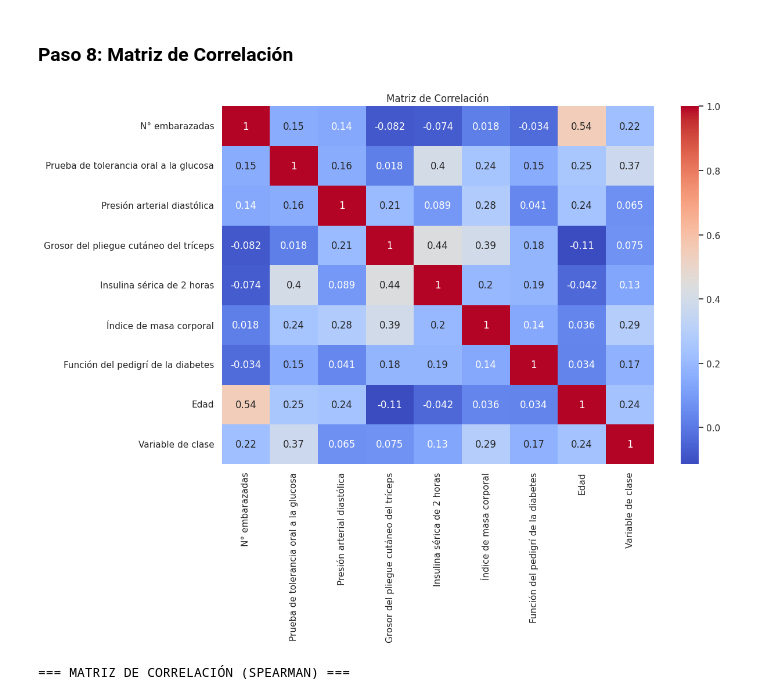
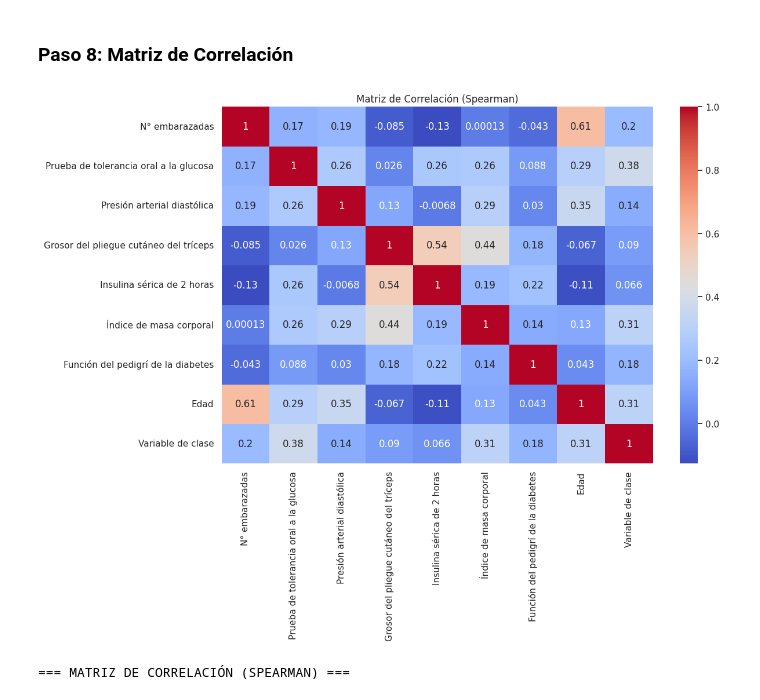
Before and after one commit to JhonCG-12/Analisis_de_Datos_Caviedes_Perdomo, a Jupyter notebook: Proyecto/Proyecto_mineria_caviedes_perdomo.ipynb, the cells around one changed output. Saved outputs shown, nothing was run; the diff lists cells and outputs as text; code cells hidden in the pictures.

```diff
--- a/Proyecto/Proyecto_mineria_caviedes_perdomo.ipynb
+++ b/Proyecto/Proyecto_mineria_caviedes_perdomo.ipynb
@@ -447,0 +452,14 @@ Estadísticas del DataFrame normalizado:
+# %%
+# Separar variables predictoras (X) y objetivo (y)
+X = df.drop(columns=['Variable de clase'])
+y = df['Variable de clase']
+
+# Escalado SOLO de X
+scaler = MinMaxScaler()
+X_escalado = pd.DataFrame(scaler.fit_transform(X), columns=X.columns)
+
+# Reconstruir df_escalado conservando la clase sin escalar
+df_escalado = X_escalado.copy()
+df_escalado['Variable de clase'] = y.values
+
+df_escalado.head()
@@ -449,12 +474,14 @@ Estadísticas del DataFrame normalizado:
 ### **Paso 8: Matriz de Correlación**
 # %%
 correlacion = df_escalado.corr(method='spearman')
+
 plt.figure(figsize=(12,8))
-sns.heatmap(df_escalado.corr(), annot=True, cmap="coolwarm")
-plt.title("Matriz de Correlación")
+sns.heatmap(correlacion, annot=True, cmap="coolwarm")
+plt.title("Matriz de Correlación (Spearman)")
+plt.savefig('mapa_valores_faltantes.png', dpi=400)
 plt.show()
 # %% [output]
-[figure, old version]
+[figure, new version]
 # %%
 # MATRIZ DE CORRELACIÓN ESTADÍSTICA (Spearman)
 correlacion = df_escalado.corr(method='spearman')
```
Also changed, not shown: parts of 18 cells of this notebook, 1 other file.
